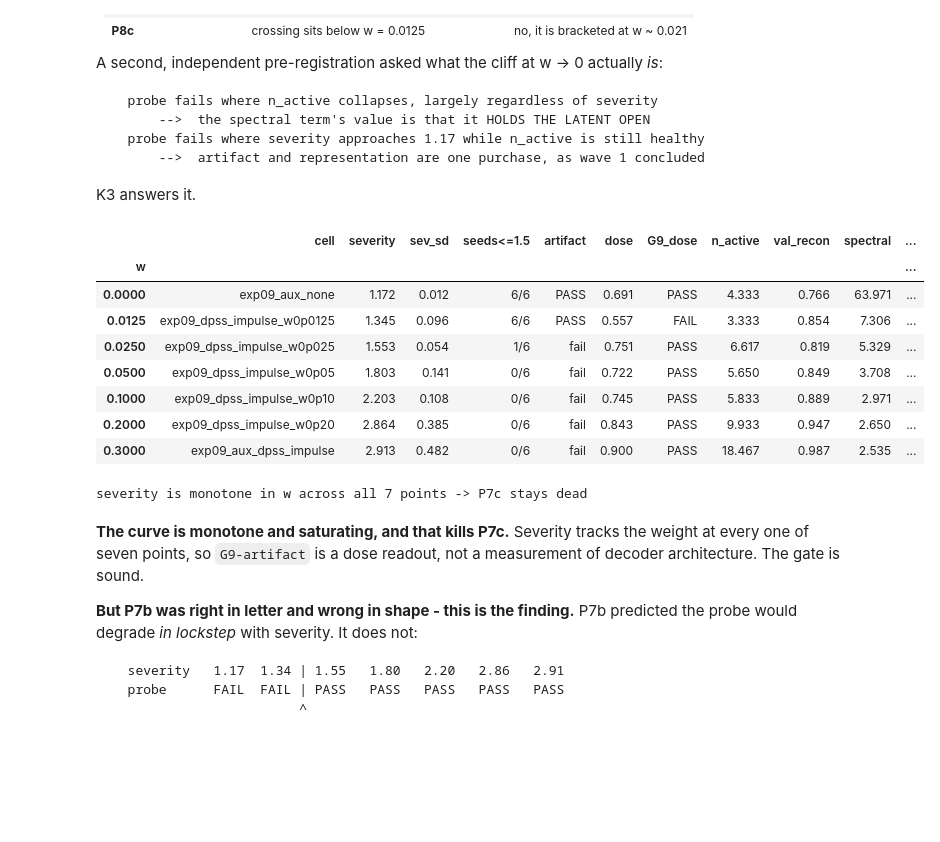
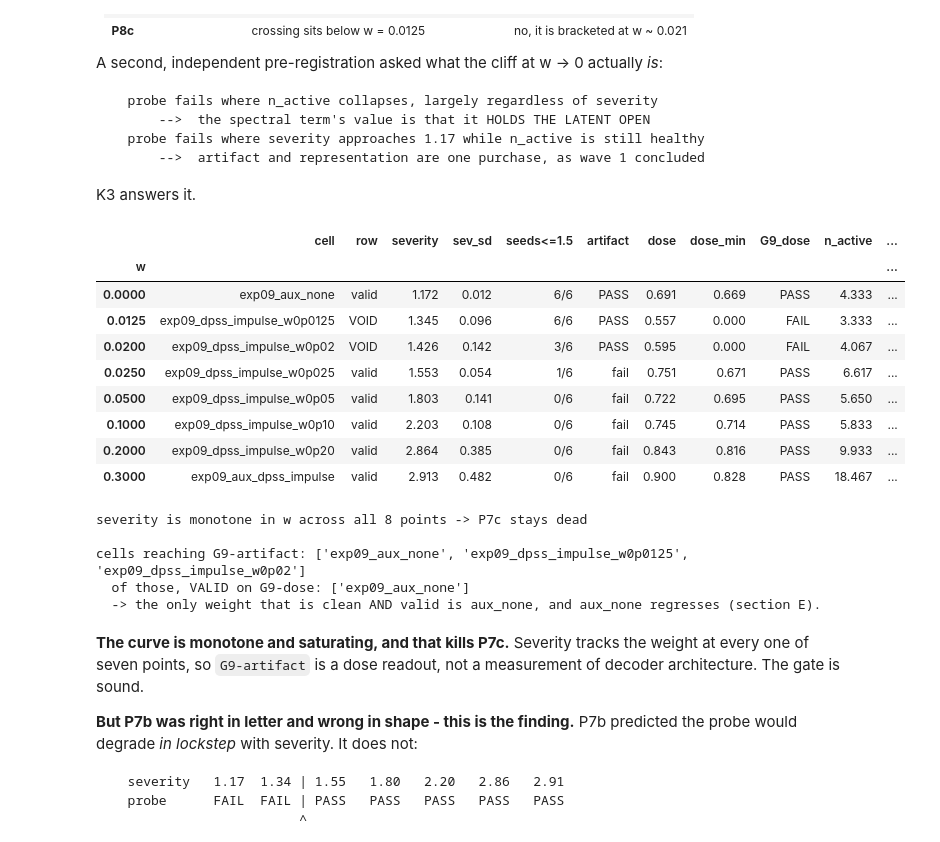
Before and after one commit to BrightonLiu-zZ/Stellar-World-Model, a Jupyter notebook: src/notebooks/exp09_diagnostics.ipynb, the cells around one changed output. Saved outputs shown, nothing was run; the diff lists cells and outputs as text; code cells hidden in the pictures; blank space fills up the shorter version.

```diff
--- a/src/notebooks/exp09_diagnostics.ipynb
+++ b/src/notebooks/exp09_diagnostics.ipynb
@@ -728,29 +853,37 @@ deviation, so it can see dispersion across windows as well as level.
 
 **Decision rule:** this gate exists to stop "clean but useless" from being recorded as a success.
 # %%
-new = probe_scores("ro")[["cell", "seed", "pooling", "task", "pr_auc"]]
+new = probe_scores("ro", weight_ladder=True)[["cell", "seed", "pooling", "task", "pr_auc"]]
 e7 = pd.read_csv(EXP / "exp07_aux_gap_6seed.csv")
 ref = e7[(e7.arm == "trained") & (e7.cell == REF)][["cell", "seed", "pooling", "task", "pr_auc"]]
 unt = e7[e7.arm == "untrained"].copy(); unt["cell"] = "untrained_w256"
 sc = pd.concat([new, ref], ignore_index=True)
 
+# EXP09 rows are unchanged: each is computed independently against REF, so appending the wave-5 cells
+# adds rows without re-baselining anything already published.
+SHOWN = EXP09 + HLADDER + ["exp09_dpss_impulse_w0p02"]
 out = []
 for pooling in ["mean", "mean_std"]:
-    for c in EXP09:
-        row = {"pooling": pooling, "cell": c}
-        fails = []
+    for c in SHOWN:
+        row = {"pooling": pooling, "cell": c, "row": "VOID" if c in VOID else "valid"}
+        fails, n_up = [], 0
         for t in TASKS:
             a = sc[(sc.cell == c) & (sc.task == t) & (sc.pooling == pooling)].set_index("seed").pr_auc
             b = sc[(sc.cell == REF) & (sc.task == t) & (sc.pooling == pooling)].set_index("seed").pr_auc
             d = (a - b).dropna(); se = d.std(ddof=1) / np.sqrt(len(d))
             row[t] = f"{d.mean():+.4f}{'*' if abs(d.mean()) > 2 * se else ' '}"
+            n_up += int(d.mean() > 0)
             if d.mean() < -2 * se:
                 fails.append(t)
+        row["up"] = f"{n_up}/4"
         row["G9_noregress"] = "PASS" if not fails else "FAIL: " + ",".join(fails)
         out.append(row)
-print(pd.DataFrame(out).to_string(index=False))
-print("\n(* = clears 2*SE.  Absolute PR-AUC, 6-seed mean, pooling=mean:)")
+display(pd.DataFrame(out).set_index(["pooling", "cell"]))
+print("* = clears 2*SE.  A VOID row's verdict is not evidence either way - see K3 for why w0p02's")
+print("`mean` PASS is an artefact of its own collapse inflating every paired SE.")
+
 piv = pd.concat([sc, unt], ignore_index=True)
 piv = piv[piv.pooling == "mean"].pivot_table(index="cell", columns="task", values="pr_auc", aggfunc="mean")
-print(piv.reindex([REF] + EXP09 + ["untrained_w256"])[TASKS].round(4).to_string())
+print("\nAbsolute PR-AUC, 6-seed mean, pooling=mean:")
+display(piv.reindex([REF] + SHOWN + ["untrained_w256"])[TASKS].round(4))
 # %% [output]
@@ -2454,7 +2605,7 @@ A second, independent pre-registration asked what the cliff at w -> 0 actually *
 
 K3 answers it.
 # %%
-# K1. The seven-point curve. Every column is measured; nothing here is interpolated.
+# K1. The eight-point curve. Every column is measured; nothing here is interpolated.
 runs = pd.read_csv(EXP / "exp09_impulse_runs.csv")
 ab = pd.read_csv(EXP / "exp09_bump_ablation.csv")
 b2 = ab[ab.budget == 2].groupby("cell").agg(spectral=("base_log_psd", "mean"),
@@ -2476,45 +2627,56 @@ def noregress(cell, pooling):
         if d.mean() < -2 * d.std(ddof=1) / np.sqrt(len(d)):
             bad.append(t)
     return bad
 
 
 rows = []
 for c in WLADDER:
     g = runs[runs.cell == c]
     curves = [pd.read_csv(EXP / "exp09_forensics" / "curves_exp09" / f"{c}_B_seed{s}.csv") for s in range(6)]
     dose = [60.0 * d.tail(10)["train/dyn"].mean() / d.tail(10)["train/recon"].mean() for d in curves]
     rows.append({
-        "w": WEIGHTS[c], "cell": c,
+        "w": WEIGHTS[c], "cell": c, "row": "VOID" if c in VOID else "valid",
         "severity": g.max_ratio.mean(), "sev_sd": g.max_ratio.std(),
         "seeds<=1.5": f"{int((g.max_ratio <= 1.5).sum())}/6",
         "artifact": "PASS" if g.max_ratio.mean() <= 1.5 else "fail",
-        "dose": float(np.mean(dose)),
+        "dose": float(np.mean(dose)), "dose_min": float(np.min(dose)),
         "G9_dose": "PASS" if all(0.6 <= x <= 1.4 for x in dose) else "FAIL",
         "n_active": float(np.mean([d.tail(10)["val/n_active_units"].mean() for d in curves])),
+        "n_act_min": float(np.min([d.tail(10)["val/n_active_units"].mean() for d in curves])),
         "val_recon": float(np.mean([d["val/recon"].min() for d in curves])),
         "spectral": b2.loc[c, "spectral"], "asym": b2.loc[c, "asym"],
         "probe_mean": "PASS" if not noregress(c, "mean") else "FAIL:" + ",".join(noregress(c, "mean")),
         "probe_mstd": "PASS" if not noregress(c, "mean_std") else "FAIL:" + ",".join(noregress(c, "mean_std")),
     })
 ladder = pd.DataFrame(rows).set_index("w")
 display(ladder.round(3))
 
 # PROTOCOL: severity must be monotone in the weight, or P7c is back on the table.
 sev = ladder.severity.values
 assert all(sev[i] < sev[i + 1] for i in range(len(sev) - 1)), \
     "severity is no longer monotone in the aux weight - P7c (gate measures architecture) reopens"
 print(f"severity is monotone in w across all {len(sev)} points -> P7c stays dead")
+# WAVE 5 closes this axis: the only cells that reach the gate are the ones that killed a seed.
+reach = ladder[ladder.artifact == "PASS"]
+print(f"\ncells reaching G9-artifact: {list(reach.cell)}")
+print(f"  of those, VALID on G9-dose: {list(reach[reach.row == 'valid'].cell)}")
+print("  -> the only weight that is clean AND valid is aux_none, and aux_none regresses (section E).")
 # %% [output]
-|  | cell | severity | sev_sd | seeds<=1.5 | artifact | dose | G9_dose | n_active | val_recon | spectral | ... |
+|  | cell | row | severity | sev_sd | seeds<=1.5 | artifact | dose | dose_min | G9_dose | n_active | ... |
 | w |  |  |  |  |  |  |  |  |  |  | ... |
-| 0.0000 | exp09_aux_none | 1.172 | 0.012 | 6/6 | PASS | 0.691 | PASS | 4.333 | 0.766 | 63.971 | ... |
-| 0.0125 | exp09_dpss_impulse_w0p0125 | 1.345 | 0.096 | 6/6 | PASS | 0.557 | FAIL | 3.333 | 0.854 | 7.306 | ... |
-| 0.0250 | exp09_dpss_impulse_w0p025 | 1.553 | 0.054 | 1/6 | fail | 0.751 | PASS | 6.617 | 0.819 | 5.329 | ... |
-| 0.0500 | exp09_dpss_impulse_w0p05 | 1.803 | 0.141 | 0/6 | fail | 0.722 | PASS | 5.650 | 0.849 | 3.708 | ... |
-| 0.1000 | exp09_dpss_impulse_w0p10 | 2.203 | 0.108 | 0/6 | fail | 0.745 | PASS | 5.833 | 0.889 | 2.971 | ... |
-| 0.2000 | exp09_dpss_impulse_w0p20 | 2.864 | 0.385 | 0/6 | fail | 0.843 | PASS | 9.933 | 0.947 | 2.650 | ... |
-| 0.3000 | exp09_aux_dpss_impulse | 2.913 | 0.482 | 0/6 | fail | 0.900 | PASS | 18.467 | 0.987 | 2.535 | ... |
+| 0.0000 | exp09_aux_none | valid | 1.172 | 0.012 | 6/6 | PASS | 0.691 | 0.669 | PASS | 4.333 | ... |
+| 0.0125 | exp09_dpss_impulse_w0p0125 | VOID | 1.345 | 0.096 | 6/6 | PASS | 0.557 | 0.000 | FAIL | 3.333 | ... |
+| 0.0200 | exp09_dpss_impulse_w0p02 | VOID | 1.426 | 0.142 | 3/6 | PASS | 0.595 | 0.000 | FAIL | 4.067 | ... |
+| 0.0250 | exp09_dpss_impulse_w0p025 | valid | 1.553 | 0.054 | 1/6 | fail | 0.751 | 0.671 | PASS | 6.617 | ... |
+| 0.0500 | exp09_dpss_impulse_w0p05 | valid | 1.803 | 0.141 | 0/6 | fail | 0.722 | 0.695 | PASS | 5.650 | ... |
+| 0.1000 | exp09_dpss_impulse_w0p10 | valid | 2.203 | 0.108 | 0/6 | fail | 0.745 | 0.714 | PASS | 5.833 | ... |
+| 0.2000 | exp09_dpss_impulse_w0p20 | valid | 2.864 | 0.385 | 0/6 | fail | 0.843 | 0.816 | PASS | 9.933 | ... |
+| 0.3000 | exp09_aux_dpss_impulse | valid | 2.913 | 0.482 | 0/6 | fail | 0.900 | 0.828 | PASS | 18.467 | ... |
-severity is monotone in w across all 7 points -> P7c stays dead
+severity is monotone in w across all 8 points -> P7c stays dead
+
+cells reaching G9-artifact: ['exp09_aux_none', 'exp09_dpss_impulse_w0p0125', 'exp09_dpss_impulse_w0p02']
+  of those, VALID on G9-dose: ['exp09_aux_none']
+  -> the only weight that is clean AND valid is aux_none, and aux_none regresses (section E).
 # %% [markdown]
 **The curve is monotone and saturating, and that kills P7c.** Severity tracks the weight at every one
 of seven points, so `G9-artifact` is a dose readout, not a measurement of decoder architecture. The gate
```
Also changed, not shown: parts of 24 cells of this notebook.
